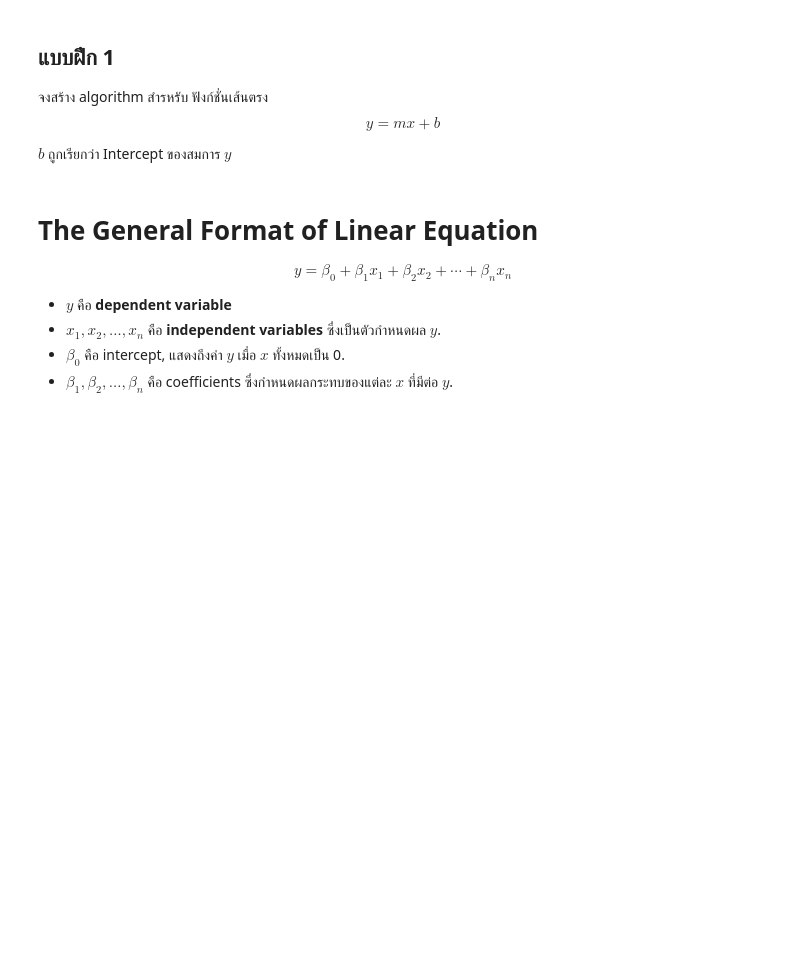
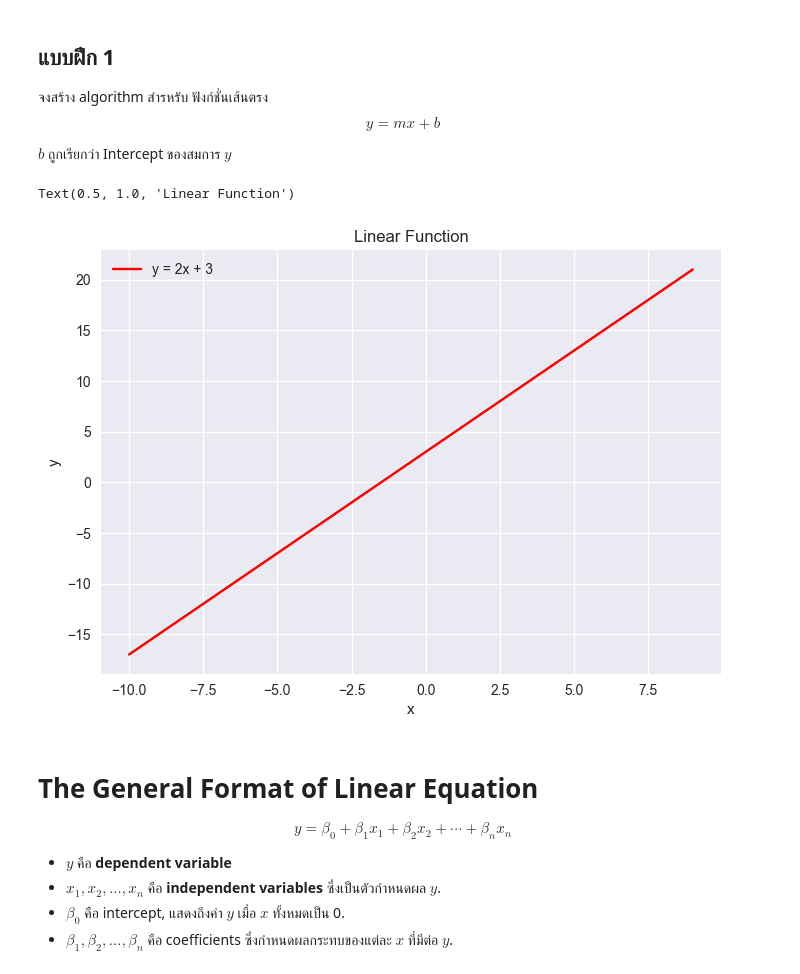
Before and after one commit to winai-k/Lab-AI-Code, a Jupyter notebook: Training Day 2/Tutorial_Linear_Regression.ipynb, the cells around one changed output. Drawn from its saved outputs; the diff is of its cells as text; code cells hidden in the pictures; blank space fills up the shorter version.

```diff
--- a/Training Day 2/Tutorial_Linear_Regression.ipynb
+++ b/Training Day 2/Tutorial_Linear_Regression.ipynb
@@ -33,6 +33,28 @@ plt.plot(x, y(x, m), color='blue', linestyle='dashed')
 $$y = mx + b$$
 
 $b$ ถูกเรียกว่า Intercept ของสมการ $y$
+# %%
+# สร้าง Algorithm สำหรับฟังก์ชันเส้นตรง
+def y(x, m, b):
+    return m * x + b
+# %%
+
+# ทดสอบฟังก์ชัน
+m = 2  # ความชัน
+b = 3  # จุดตัดแกน y
+x = np.arange(-10, 10)
+# %%
+# พล็อตกราฟ
+plt.figure(figsize=(8, 5.5))
+plt.plot(x, y(x, m, b), color='red', linestyle='solid', label=f'y = {m}x + {b}')
+plt.grid(True)
+plt.legend()
+plt.xlabel('x')
+plt.ylabel('y')
+plt.title('Linear Function')
+# %% [output]
+Text(0.5, 1.0, 'Linear Function')
+[figure, added]
 # %% [markdown]
 # The General Format of Linear Equation
 
```
Also changed, not shown: parts of 5 cells of this notebook, 3 other files.
